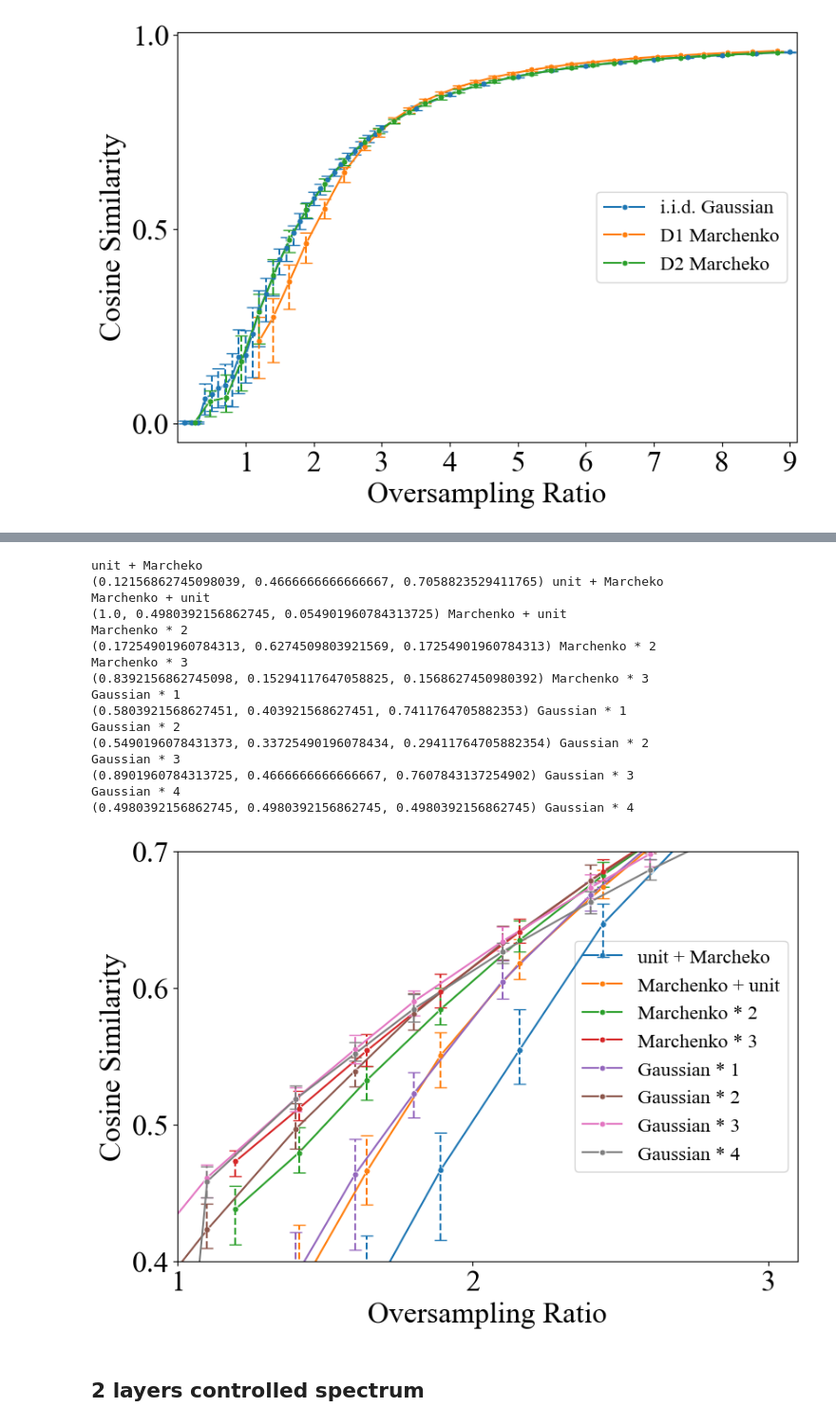
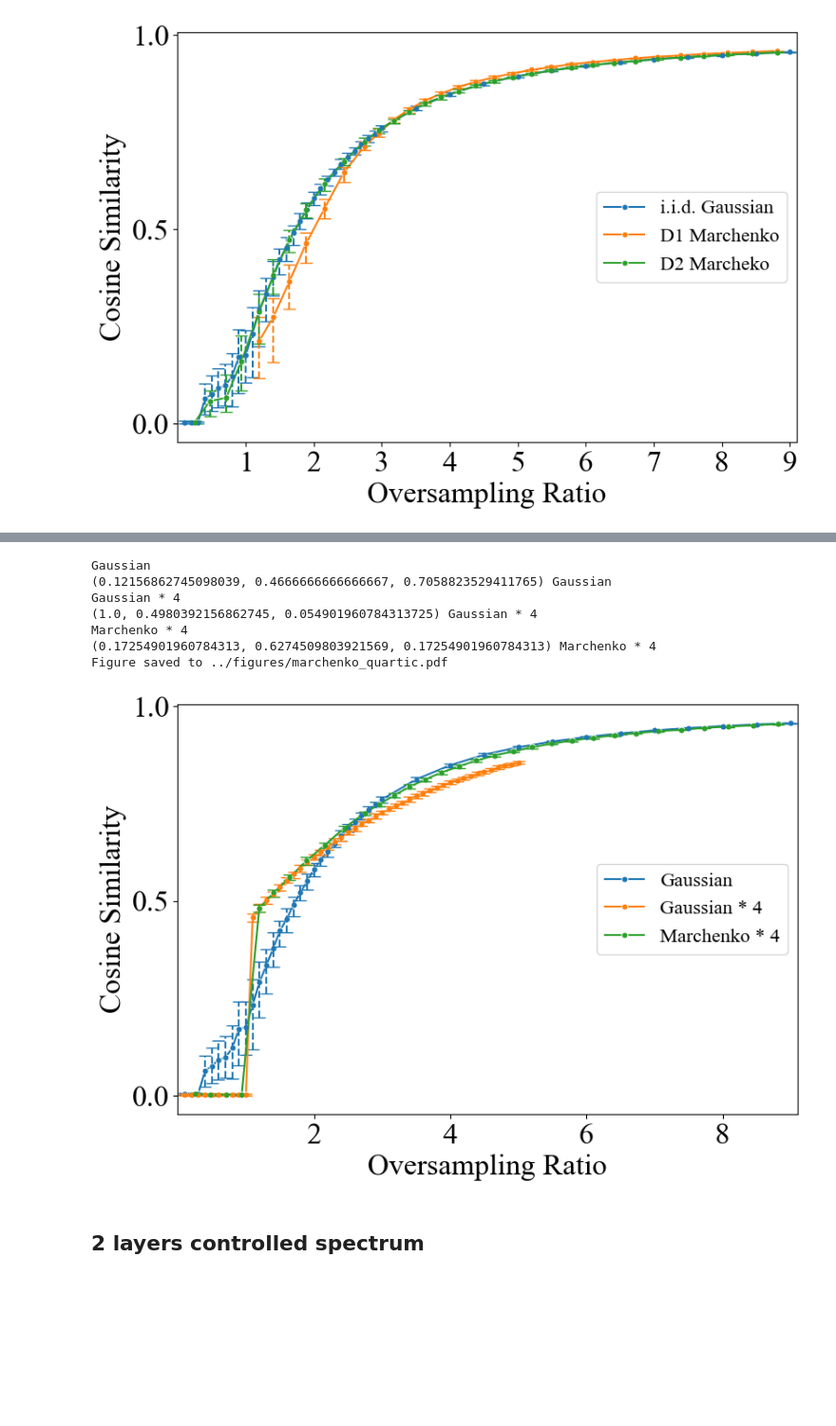
Before and after one commit to zhiyhucode/deepinv, a Jupyter notebook: experimental/notebooks/visualization.ipynb, the cells around one changed output, grey strips where cells are left out. Shown at 95% size. Cells and saved outputs as stored; diff of their text form; code cells hidden in the pictures; blank space fills up the shorter version.

```diff
--- a/experimental/notebooks/visualization.ipynb
+++ b/experimental/notebooks/visualization.ipynb
@@ -927,7 +966,10 @@ df_gaussian = pd.read_csv("/home/zhhu/workspaces/deepinv/experimental/results/ac
 df_marchenko_uniform = pd.read_csv("../results/marchenko_fourier_uniform/res_structured_fourier_marchenko_FDFD_spec.csv")
 df_marchenko_uniform_uniform = pd.read_csv("/home/zhhu/workspaces/deepinv/experimental/runs/20241101-192548/res_structured_marchenko_3layer_FDFDFD_shepp-logan_spec_1.1963000297546387-9.0_50repeat.csv")
 df_marchenko_square = pd.read_csv("/home/zhhu/workspaces/deepinv/experimental/runs/20241104-151118/res_structured_marchenko_square_FDFD_shepp-logan_spec_1.1963000297546387-9.0_50repeat.csv")
+df_marchenko_square = pd.read_csv("../runs/20250122-142642/res_structured_marchenko_square_FDFD_spec.csv")
 df_marchenko_cubic = pd.read_csv("../runs/20241202-161542/res_structured_marchenko3_FDFDFD_unit_shepp-logan_spec.csv")
+df_marchenko_cubic = pd.read_csv("../runs/20250122-142753/res_structured_marchenko_cubic_FDFDFD_spec.csv")
+df_marchenko_quartic = pd.read_csv("../runs/20250122-143020/res_structured_marchenko_quartic_FDFDFDFD_spec.csv")
 df_marchenko_5 = pd.read_csv("/home/zhhu/workspaces/deepinv/experimental/runs/20241106-121957/res_structured_marchenko5_FDFDFDFDFD_shepp-logan_spec_1.1963000297546387-9.0_50repeat.csv")
 df_marchenko_6 = pd.read_csv("/home/zhhu/workspaces/deepinv/experimental/runs/20241106-122400/res_structured_marchenko6_FDFDFDFDFDFD_shepp-logan_spec_1.1963000297546387-9.0_50repeat.csv")
 df_semicircle_02 = pd.read_csv("/home/zhhu/workspaces/deepinv/experimental/runs/20241105-163254/res_structured_semicircle0.2_uniform_FDFD_shepp-logan_spec_1.1963000297546387-9.0_50repeat.csv")
@@ -1064,53 +1108,41 @@ Marchenko * 3
 # %%
-# plot
 plot_error_bars(
     oversamplings=[
         df_gaussian["oversampling_ratio"],
-        df_gaussian_3["oversampling_ratio"],
-        df_marchenko_cubic["oversampling_ratio"],
+        df_gaussian_4["oversampling_ratio"],
+        df_marchenko_quartic["oversampling_ratio"],
     ],
     datasets=[
         df_gaussian,
-        df_gaussian_3,
-        df_marchenko_cubic,
+        df_gaussian_4,
+        df_marchenko_quartic,
     ],
     labels=[
-        "i.i.d. Gaussian",
-        "Gaussian * 3",
-        "Marchenko * 3",
+        "Gaussian",
+        "Gaussian * 4",
+        "Marchenko * 4",
     ],
-    #title="Performance Comparison of Different Number of Layers",
-    #save="layers_gd_spec.svg",
     figsize=(9,6),
     plot="n_layers",
     xlim=(0.0,9.1),
-    xticks=[1,2,3,4,5,6,7,8,9],
+    xticks=[2,4,6,8],
     yticks=[0.0,0.5,1.0],
     legend_loc="center right",
     labelsize=24,
     fontsize=16,
-    #save_dir='paper/figures/layers.pdf',
+    save_dir='../figures/marchenko_quartic.pdf',
     ticksize=24,
     transparent=True
 )
 # %% [output]
-unit + Marcheko
-(0.12156862745098039, 0.4666666666666667, 0.7058823529411765) unit + Marcheko
-Marchenko + unit
-(1.0, 0.4980392156862745, 0.054901960784313725) Marchenko + unit
-Marchenko * 2
-(0.17254901960784313, 0.6274509803921569, 0.17254901960784313) Marchenko * 2
-Marchenko * 3
-(0.8392156862745098, 0.15294117647058825, 0.1568627450980392) Marchenko * 3
-Gaussian * 1
-(0.5803921568627451, 0.403921568627451, 0.7411764705882353) Gaussian * 1
-Gaussian * 2
-(0.5490196078431373, 0.33725490196078434, 0.29411764705882354) Gaussian * 2
-Gaussian * 3
-(0.8901960784313725, 0.4666666666666667, 0.7607843137254902) Gaussian * 3
+Gaussian
+(0.12156862745098039, 0.4666666666666667, 0.7058823529411765) Gaussian
 Gaussian * 4
-(0.4980392156862745, 0.4980392156862745, 0.4980392156862745) Gaussian * 4
+(1.0, 0.4980392156862745, 0.054901960784313725) Gaussian * 4
+Marchenko * 4
+(0.17254901960784313, 0.6274509803921569, 0.17254901960784313) Marchenko * 4
+Figure saved to ../figures/marchenko_quartic.pdf
-[figure, old version]
+[figure, new version]
 # %% [markdown]
 ## 2 layers controlled spectrum
 # %%
```
Also changed, not shown: parts of 7 cells of this notebook, 9 other files.
